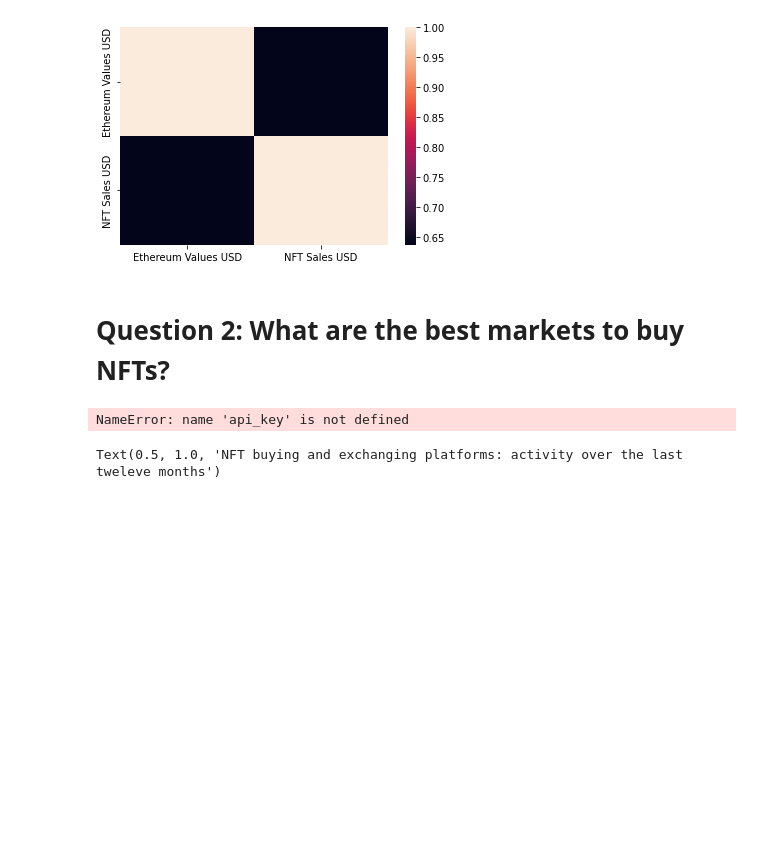
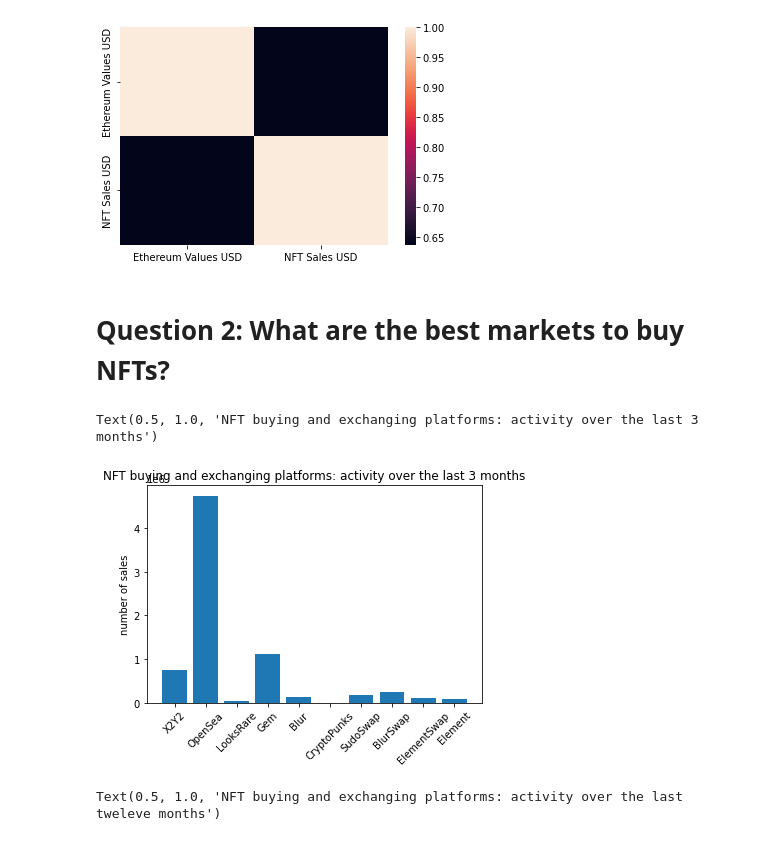
Before and after one commit to fatima-mj/Group-5-CFG, a Jupyter notebook: Cryptocurrencies_and_nfts git.ipynb, the cells around one changed output. Drawn from its saved outputs; the diff is of its cells as text; code cells hidden in the pictures; blank space fills up the shorter version.

```diff
--- a/Cryptocurrencies_and_nfts git.ipynb
+++ b/Cryptocurrencies_and_nfts git.ipynb
@@ -619,31 +633,50 @@ sns.heatmap(eth_nft.corr(),annot=False)
 # %% [markdown]
 # Question 2: What are the best markets to buy NFTs?
 # %%
-url = "https://data-api.nftgo.io/eth/v1/market/rank/marketplaces/all"
+api_key='4371cfd1-7538-4e2c-a1f1-bbc8caa09187'
+#code to call the API and get the latest market information and filter it into a dataframe
+
+api_key='4371cfd1-7538-4e2c-a1f1-bbc8caa09187'
+
+url = "https://data-api.nftgo.io/eth/v1/market/rank/marketplaces/3M"
 headers = {
     "accept": "application/json",
     "X-API-KEY": api_key
 }
 response = requests.get(url, headers=headers)
 response
 marketplace_leaderboard=response.json()
 leaderboard={}
+def make_row():
+    n=0
+    for i in marketplace_leaderboard['marketplaces_info']:
+        leaderboard.update ({
+            marketplace_leaderboard['marketplaces_info'][n]['marketplace_name']:
+            [marketplace_leaderboard['marketplaces_info'][n]['volume_usd'],
+            marketplace_leaderboard['marketplaces_info'][n]['sale_num'],
+            marketplace_leaderboard['marketplaces_info'][n]['trader_num'],
+            marketplace_leaderboard['marketplaces_info'][n]['buyer_num'],
+            marketplace_leaderboard['marketplaces_info'][n]['seller_num']]
+        })
+        n+=1
+    return leaderboard
+
 make_row()
 
 rowheader=leaderboard.keys()
 columndata=leaderboard.values()
 df=pd.DataFrame(data=columndata, index=rowheader, columns=('volume_in_US_dollars','number_of_sales','number_of_users_trading','number_of_users_buying','number_of_users_selling'))
 
 #visualise top performing marketplaces
-plt.figure(figsize=(8,6))
 plt.bar(df.index,height=df['number_of_sales'])
 plt.xticks(rotation=45)
 
 
 plt.ylabel('number of sales')
-plt.title("NFT buying and exchanging platforms: activity all time" )
+plt.title("NFT buying and exchanging platforms: activity over the last 3 months" )
 # %% [output]
-NameError: name 'api_key' is not defined
+Text(0.5, 1.0, 'NFT buying and exchanging platforms: activity over the last 3 months')
+[figure, added]
 # %%
 #code to call the API and get the latest market information and filter it into a dataframe
 
```
Also changed, not shown: parts of 8 cells of this notebook.
